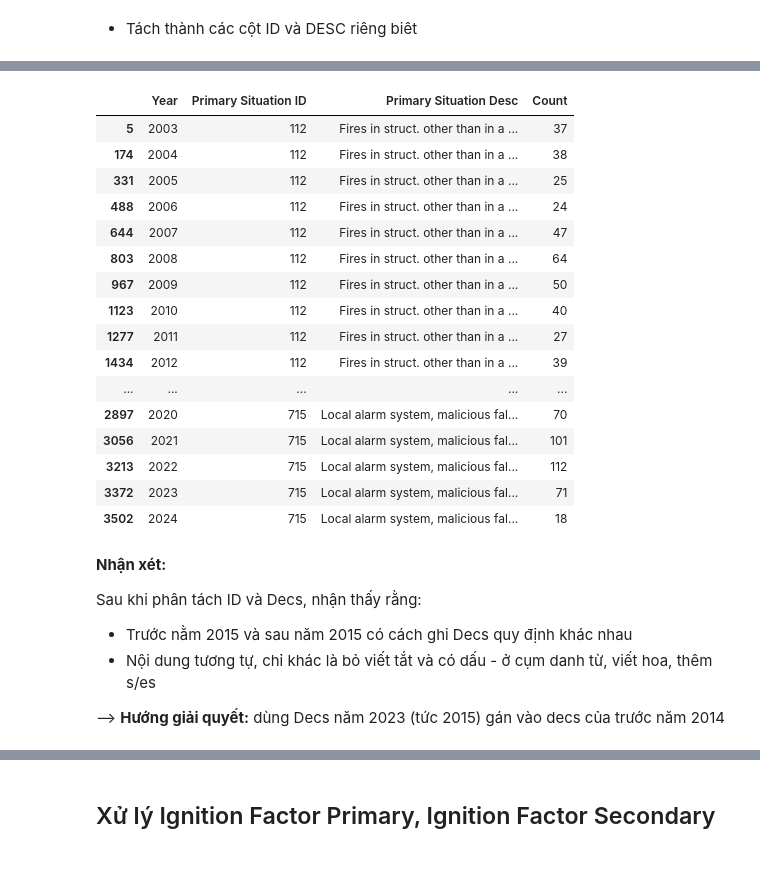
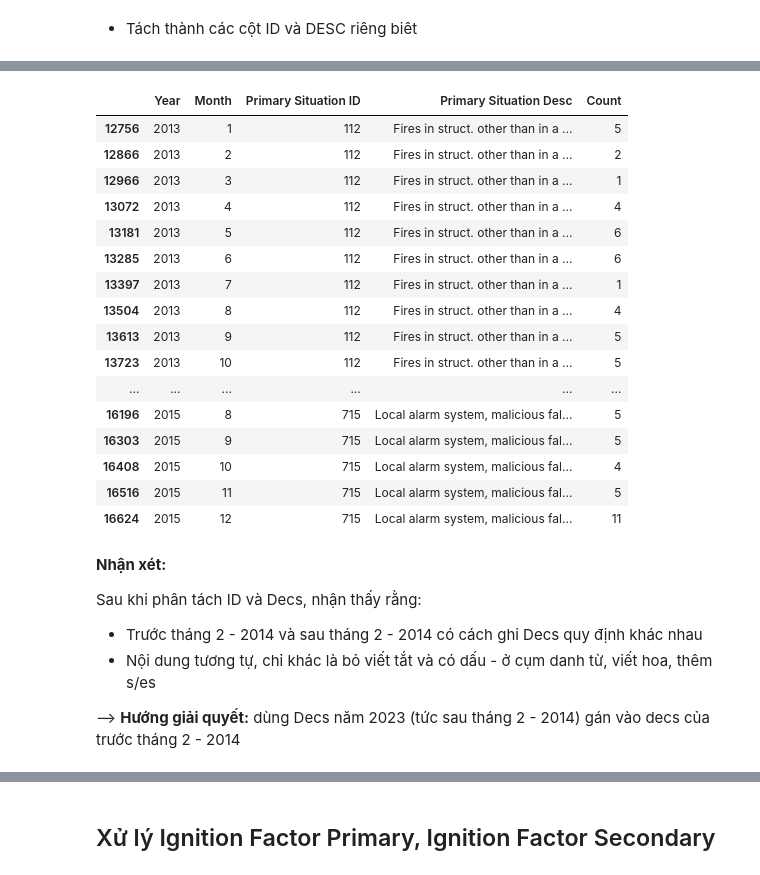
Before and after one commit to NunNunIT/IS217.O21.Nemo-Datawarehouse_OLAP-Fire_Incident, a Jupyter notebook: Preprocessing/dataProcessing.ipynb, the cells around one changed output, grey strips where cells are left out. Saved outputs shown, nothing was run; the diff lists cells and outputs as text; code cells hidden in the pictures.

Commit message:
update: data_processing.ipynb

```diff
--- a/Preprocessing/dataProcessing.ipynb
+++ b/Preprocessing/dataProcessing.ipynb
@@ -7,11 +7,13 @@ pd.set_option('display.max_columns', None)  # Hiển thị tất cả các cột
 # %%
-def read_csv_to_df(filename):
+def read_csv_to_df(
+    filename: str
+) -> pd.DataFrame:
     # Sử dụng pandas để đọc file CSV và chuyển đổi thành DataFrame
-    df = pd.read_csv(filename)
+    df: pd.DataFrame = pd.read_csv(filename, low_memory=False)
     return df
 
 # Gọi hàm để đọc file và chuyển đổi thành DataFrame
-df = read_csv_to_df('../Raw Data/Fire_Incidents.csv')
+df: pd.DataFrame = read_csv_to_df('../Raw Data/Fire_Incidents.csv')
 
 # In ra DataFrame
 df.head(5)
@@ -26,13 +27,16 @@ df.head(5)
 # %% [markdown]
 # DROP các cột không cần thiết
 # %%
-def drop_columns(df, columns_to_drop):
+def drop_columns(
+    df: pd.DataFrame,
+    columns_to_drop: list[str]
+) -> pd.DataFrame:
     # Sử dụng phương thức drop để loại bỏ các cột được chỉ định
     df = df.drop(columns=columns_to_drop)
     return df
 
 # Các cột cần bị loại bỏ
-columns_to_drop = [
+columns_to_drop: list[str] = [
     'Incident Number', 'Exposure Number', 'Address', 'Call Number', 'Box',
     'First Unit On Scene', 'Action Taken Secondary', 'Action Taken Other',
     'Detector Alerted Occupants', 'Area of Fire Origin', 'Item First Ignited',
@@ -222,4 +225,6 @@ Name: count, dtype: int64
 # Xử lý giá trị Primary Situation, Action Taken Primary, Property Use, Ignition Cause, Ignition Factor Primary, Ignition Factor Secondary, Structure Type
 # %% [markdown]
 - Tách thành các cột ID và DESC riêng biêt
+# %%
+SPECIAL_IDS: list[str] = ["U", "UU", "UUU", "NN", "NNN", "30L", "25*", "CR", "N/A", "Y"]
 # %%
@@ -254,12 +281,12 @@ def set_desc(df, col):
 # %%
-lst = [
+lst: list[str] = [
     'Primary Situation',
     'Action Taken Primary',
     'Property Use',
     'Ignition Cause',
     'Ignition Factor Primary',
     'Ignition Factor Secondary',
-    # 'Heat Source',
+    'Heat Source',
     'Structure Type'
 ]
 
@@ -278,49 +305,50 @@ df.iloc[30:35]
 # %%
 df_temp = df.copy()
 
 # Chuyển cột "Incident Date" sang định dạng datetime để trích xuất năm
 df_temp["Incident Date"] = pd.to_datetime(df_temp["Incident Date"])
 
 # Tạo một cột mới "Year" lưu trữ thông tin năm
 df_temp["Year"] = df_temp["Incident Date"].dt.year
+df_temp["Month"] = df_temp["Incident Date"].dt.month
 
 # Đếm số lượng theo nhóm dựa trên "Year", "Primary Situation ID" và "Primary Situation Desc"
-grouped_count = df_temp.groupby(["Year", "Primary Situation ID", "Primary Situation Desc"]).size()
+grouped_count = df_temp.groupby(["Year", "Month", "Primary Situation ID", "Primary Situation Desc"]).size()
 
 # Chuyển kết quả đếm số lượng theo nhóm thành DataFrame và sắp xếp theo cột "Primary Situation ID"
-result_df = grouped_count.reset_index(name='Count').sort_values(by=['Primary Situation ID', 'Year'])
+result_df = grouped_count.reset_index(name='Count').sort_values(by=['Primary Situation ID', 'Year', "Month"])
 
 # In ra DataFrame kết quả
 # result_df.head(5)
 
 # In một số cái ID
-result_df[result_df["Primary Situation ID"].isin(["112","671", "715"])]
+result_df[(result_df["Primary Situation ID"].isin(["112", "671", "715"])) & (result_df["Year"].isin([2013, 2014, 2015]))]
 # %% [output]
-|  | Year | Primary Situation ID | Primary Situation Desc | Count |
-| 5 | 2003 | 112 | Fires in struct. other than in a ... | 37 |
-| 174 | 2004 | 112 | Fires in struct. other than in a ... | 38 |
-| 331 | 2005 | 112 | Fires in struct. other than in a ... | 25 |
-| 488 | 2006 | 112 | Fires in struct. other than in a ... | 24 |
-| 644 | 2007 | 112 | Fires in struct. other than in a ... | 47 |
-| 803 | 2008 | 112 | Fires in struct. other than in a ... | 64 |
-| 967 | 2009 | 112 | Fires in struct. other than in a ... | 50 |
-| 1123 | 2010 | 112 | Fires in struct. other than in a ... | 40 |
-| 1277 | 2011 | 112 | Fires in struct. other than in a ... | 27 |
-| 1434 | 2012 | 112 | Fires in struct. other than in a ... | 39 |
-| ... | ... | ... | ... | ... |
-| 2897 | 2020 | 715 | Local alarm system, malicious fal... | 70 |
-| 3056 | 2021 | 715 | Local alarm system, malicious fal... | 101 |
-| 3213 | 2022 | 715 | Local alarm system, malicious fal... | 112 |
-| 3372 | 2023 | 715 | Local alarm system, malicious fal... | 71 |
-| 3502 | 2024 | 715 | Local alarm system, malicious fal... | 18 |
+|  | Year | Month | Primary Situation ID | Primary Situation Desc | Count |
+| 12756 | 2013 | 1 | 112 | Fires in struct. other than in a ... | 5 |
+| 12866 | 2013 | 2 | 112 | Fires in struct. other than in a ... | 2 |
+| 12966 | 2013 | 3 | 112 | Fires in struct. other than in a ... | 1 |
+| 13072 | 2013 | 4 | 112 | Fires in struct. other than in a ... | 4 |
+| 13181 | 2013 | 5 | 112 | Fires in struct. other than in a ... | 6 |
+| 13285 | 2013 | 6 | 112 | Fires in struct. other than in a ... | 6 |
+| 13397 | 2013 | 7 | 112 | Fires in struct. other than in a ... | 1 |
+| 13504 | 2013 | 8 | 112 | Fires in struct. other than in a ... | 4 |
+| 13613 | 2013 | 9 | 112 | Fires in struct. other than in a ... | 5 |
+| 13723 | 2013 | 10 | 112 | Fires in struct. other than in a ... | 5 |
+| ... | ... | ... | ... | ... | ... |
+| 16196 | 2015 | 8 | 715 | Local alarm system, malicious fal... | 5 |
+| 16303 | 2015 | 9 | 715 | Local alarm system, malicious fal... | 5 |
+| 16408 | 2015 | 10 | 715 | Local alarm system, malicious fal... | 4 |
+| 16516 | 2015 | 11 | 715 | Local alarm system, malicious fal... | 5 |
+| 16624 | 2015 | 12 | 715 | Local alarm system, malicious fal... | 11 |
 # %% [markdown]
 **Nhận xét:**
 
 Sau khi phân tách ID và Decs, nhận thấy rằng:
-- Trước nằm 2015 và sau năm 2015 có cách ghi Decs quy định khác nhau
+- Trước tháng 2 - 2014 và sau tháng 2 - 2014 có cách ghi Decs quy định khác nhau
 - Nội dung tương tự, chỉ khác là bỏ viết tắt và có dấu - ở cụm danh từ, viết hoa, thêm s/es
 
---> **Hướng giải quyết:** dùng Decs năm 2023 (tức 2015) gán vào decs của trước năm 2014
+--> **Hướng giải quyết:** dùng Decs năm 2023 (tức sau tháng 2 - 2014) gán vào decs của trước tháng 2 - 2014
 # %%
 df["Incident Date"] = pd.to_datetime(df["Incident Date"])
 df["Year"] = df["Incident Date"].dt.year
```
Also changed, not shown: parts of 27 cells of this notebook.
